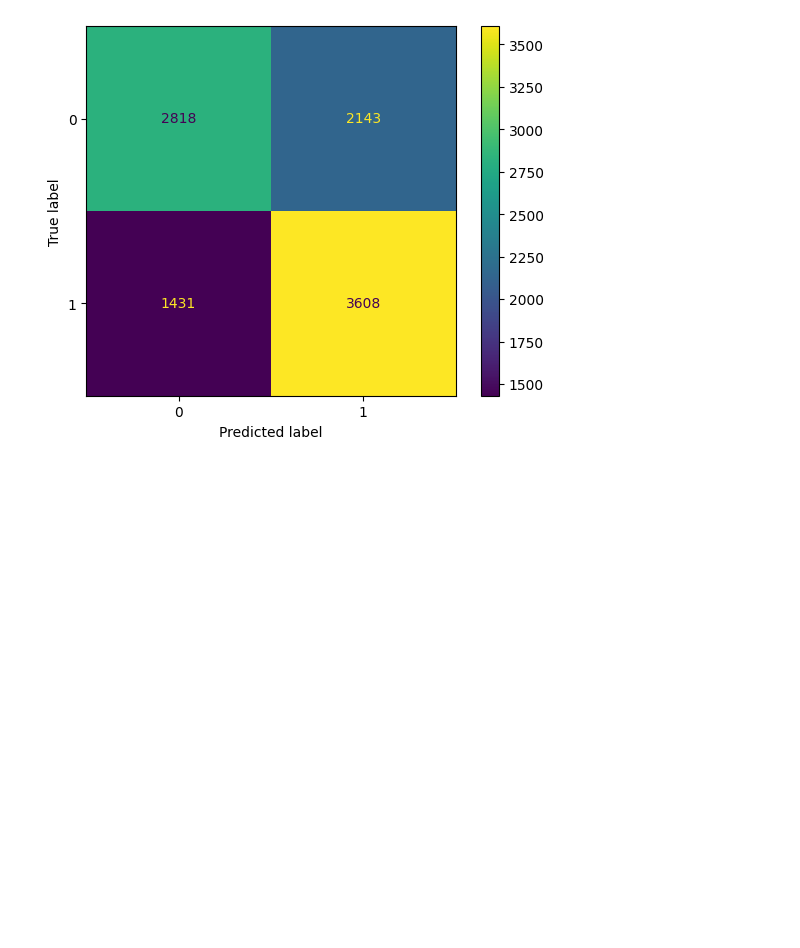
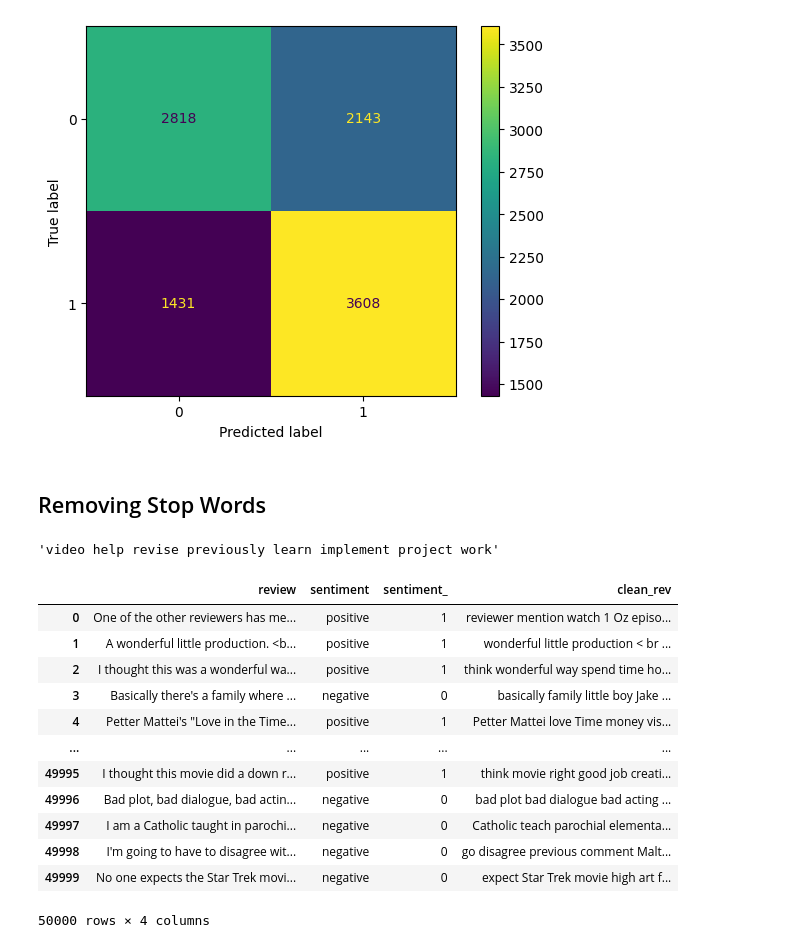
Before and after one commit to Hecramco/NLP_Projects, a Jupyter notebook: notebooks/NLP_Basics.ipynb, the cells around one changed output. Saved outputs shown, nothing was run; the diff lists cells and outputs as text; code cells hidden in the pictures; blank space fills up the shorter version.

```diff
--- a/notebooks/NLP_Basics.ipynb
+++ b/notebooks/NLP_Basics.ipynb
@@ -494,3 +493,38 @@ disp.plot()
 plt.show()
 # %% [output]
 [figure]
+# %% [markdown]
+## Removing Stop Words
+# %%
+import spacy
+
+
+nlp = spacy.load("en_core_web_sm")
+
+def clean_text(text):
+    doc = nlp(text)
+    clean = [token.lemma_ for token in doc if not token.is_stop and not token.is_punct]
+    return  ' '.join(clean)
+
+clean_text('Your videos always help me revise what I had previously learned and implement on the projects I work on')
+# %% [output]
+'video help revise previously learn implement project work'
+# %%
+df_imdb_clean = df_imdb.copy()
+df_imdb_clean['clean_rev']= df_imdb_clean['review'].apply(clean_text)
+df_imdb_clean.to_csv('../data/imdb/clean_imdb_dataset.csv')
+df_imdb_clean
+# %% [output]
+|  | review | sentiment | sentiment_ | clean_rev |
+| 0 | One of the other reviewers has me... | positive | 1 | reviewer mention watch 1 Oz episo... |
+| 1 | A wonderful little production. <b... | positive | 1 | wonderful little production < br ... |
+| 2 | I thought this was a wonderful wa... | positive | 1 | think wonderful way spend time ho... |
+| 3 | Basically there's a family where ... | negative | 0 | basically family little boy Jake ... |
+| 4 | Petter Mattei's "Love in the Time... | positive | 1 | Petter Mattei love Time money vis... |
+| ... | ... | ... | ... | ... |
+| 49995 | I thought this movie did a down r... | positive | 1 | think movie right good job creati... |
+| 49996 | Bad plot, bad dialogue, bad actin... | negative | 0 | bad plot bad dialogue bad acting ... |
+| 49997 | I am a Catholic taught in parochi... | negative | 0 | Catholic teach parochial elementa... |
+| 49998 | I'm going to have to disagree wit... | negative | 0 | go disagree previous comment Malt... |
+| 49999 | No one expects the Star Trek movi... | negative | 0 | expect Star Trek movie high art f... |
+50000 rows × 4 columns
```
Also changed, not shown: parts of 11 cells of this notebook.
